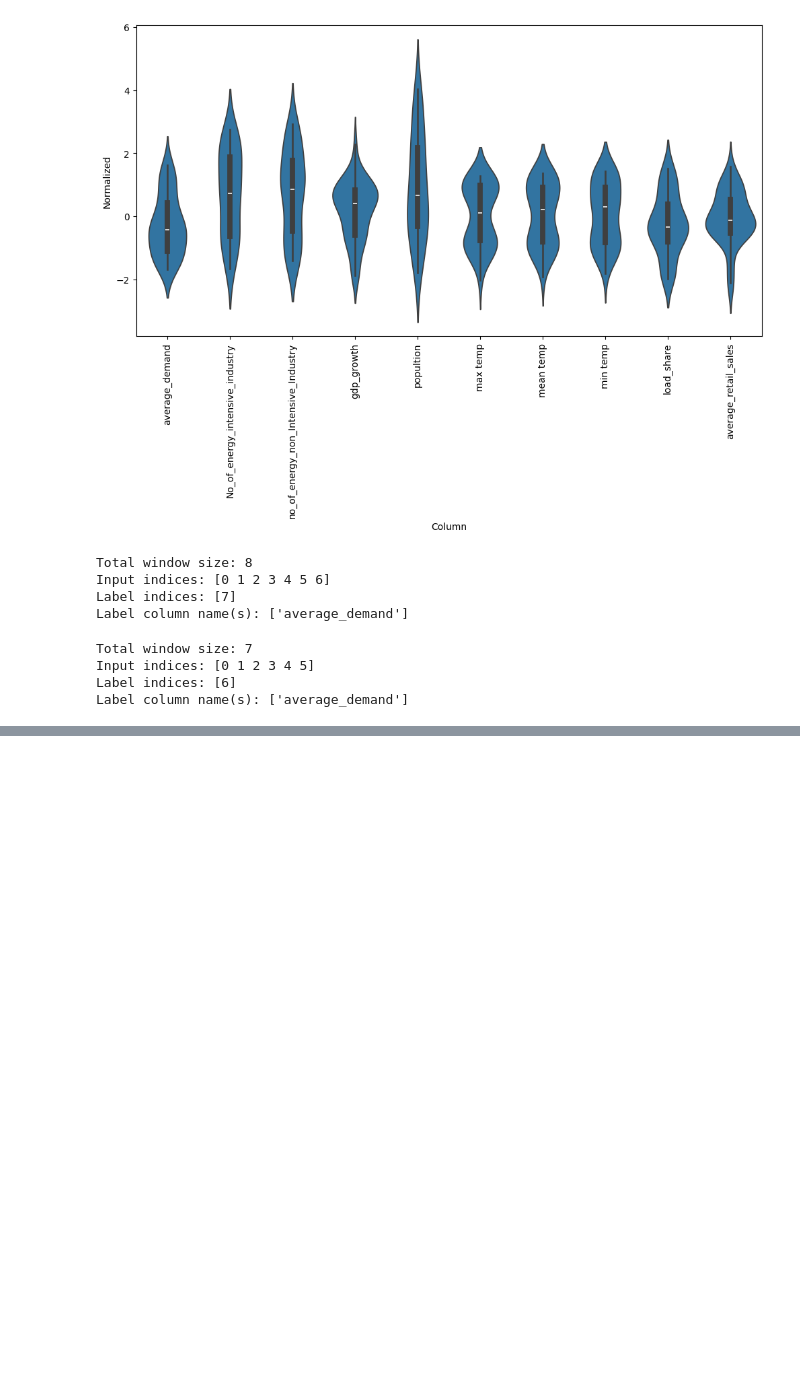
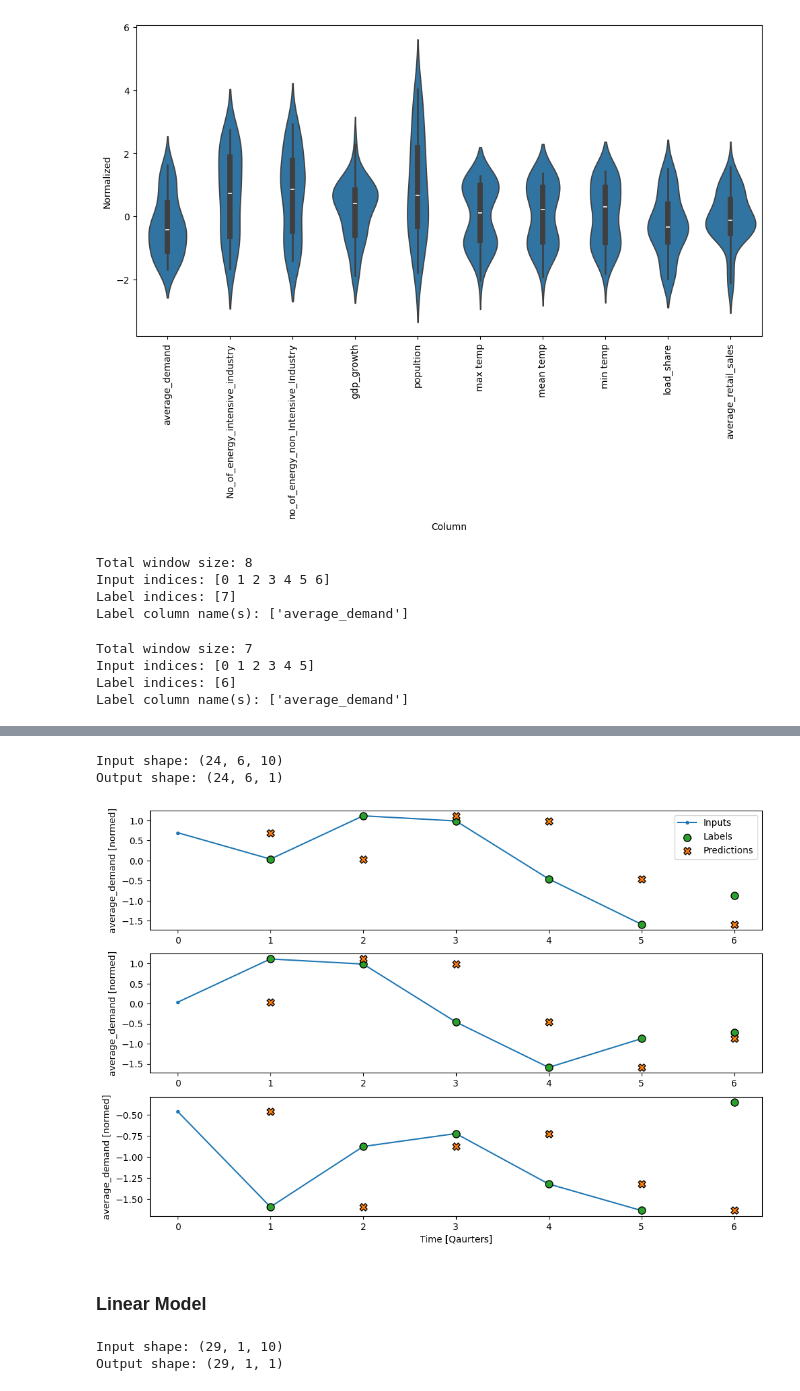
Before and after one commit to Hrithik2212/Forecast-Power, a Jupyter notebook: 01_Starter_Notebook.ipynb, the cells around one changed output, grey strips where cells are left out. Drawn from its saved outputs; the diff is of its cells as text; code cells hidden in the pictures; blank space fills up the shorter version.

Commit message:
Trained base model , linear , ANN for single time prediction

```diff
--- a/01_Starter_Notebook.ipynb
+++ b/01_Starter_Notebook.ipynb
@@ -230,0 +326,23 @@ array([[[ 0.42290656, -0.8509169 , -1.35633738,  0.31364389,
+# %%
+class Baseline(tf.keras.Model):
+  def __init__(self, label_index=None):
+    super().__init__()
+    self.label_index = label_index
+
+  def call(self, inputs):
+    if self.label_index is None:
+      return inputs
+    result = inputs[:, :, self.label_index]
+    return result[:, :, tf.newaxis]
+# %%
+baseline = Baseline(label_index=column_indices['average_demand'])
+
+baseline.compile(loss=tf.keras.losses.MeanSquaredError(),
+                 metrics=[tf.keras.metrics.MeanAbsoluteError(name='MAP' , dtype=None ),
+                          tf.keras.metrics.MeanAbsolutePercentageError(name='MAPE', dtype=None)
+                          ])
+
+val_performance = {}
+performance = {}
+val_performance['Baseline'] = baseline.evaluate(single_step_window.val)
+performance['Baseline'] = baseline.evaluate(single_step_window.test, verbose=0)
@@ -230,0 +351,26 @@ array([[[ 0.42290656, -0.8509169 , -1.35633738,  0.31364389,
+# %%
+# try a wider window
+wide_window = WindowGenerator(
+    input_width=6, label_width=6, shift=1,
+    label_columns=['average_demand'])
+
+print('Input shape:', wide_window.example[0].shape)
+print('Output shape:', baseline(wide_window.example[0]).shape)
+
+wide_window.plot(baseline)
+# %% [output]
+Input shape: (24, 6, 10)
+Output shape: (24, 6, 1)
+[figure, added]
+# %% [markdown]
+### Linear Model
+# %%
+linear = tf.keras.Sequential([
+    tf.keras.layers.Dense(units=10) ,
+    tf.keras.layers.Dense(units=1) ,
+])
+print('Input shape:', single_step_window.example[0].shape)
+print('Output shape:', linear(single_step_window.example[0]).shape)
+# %% [output]
+Input shape: (29, 1, 10)
+Output shape: (29, 1, 1)
```
Also changed, not shown: parts of 27 cells of this notebook.
